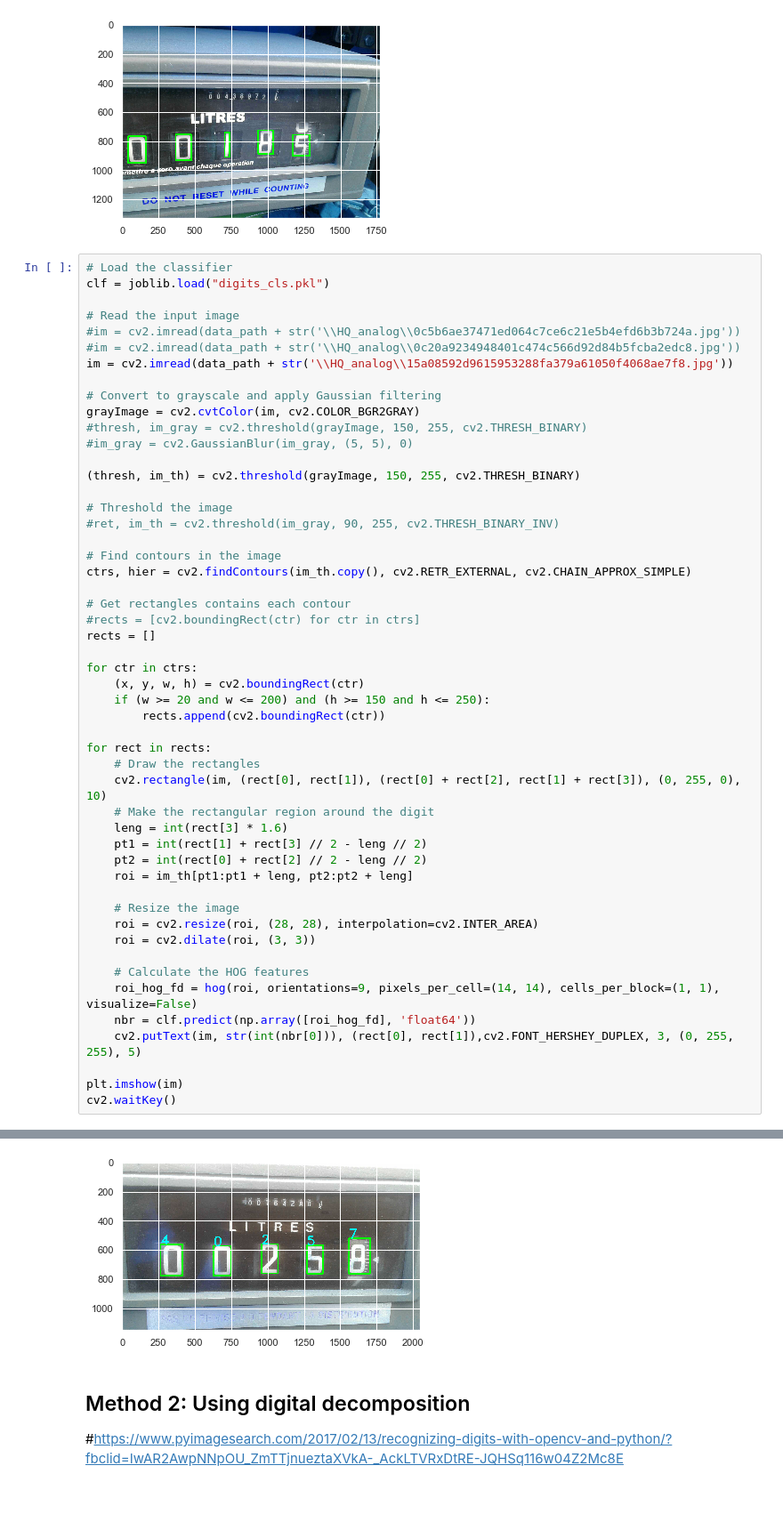
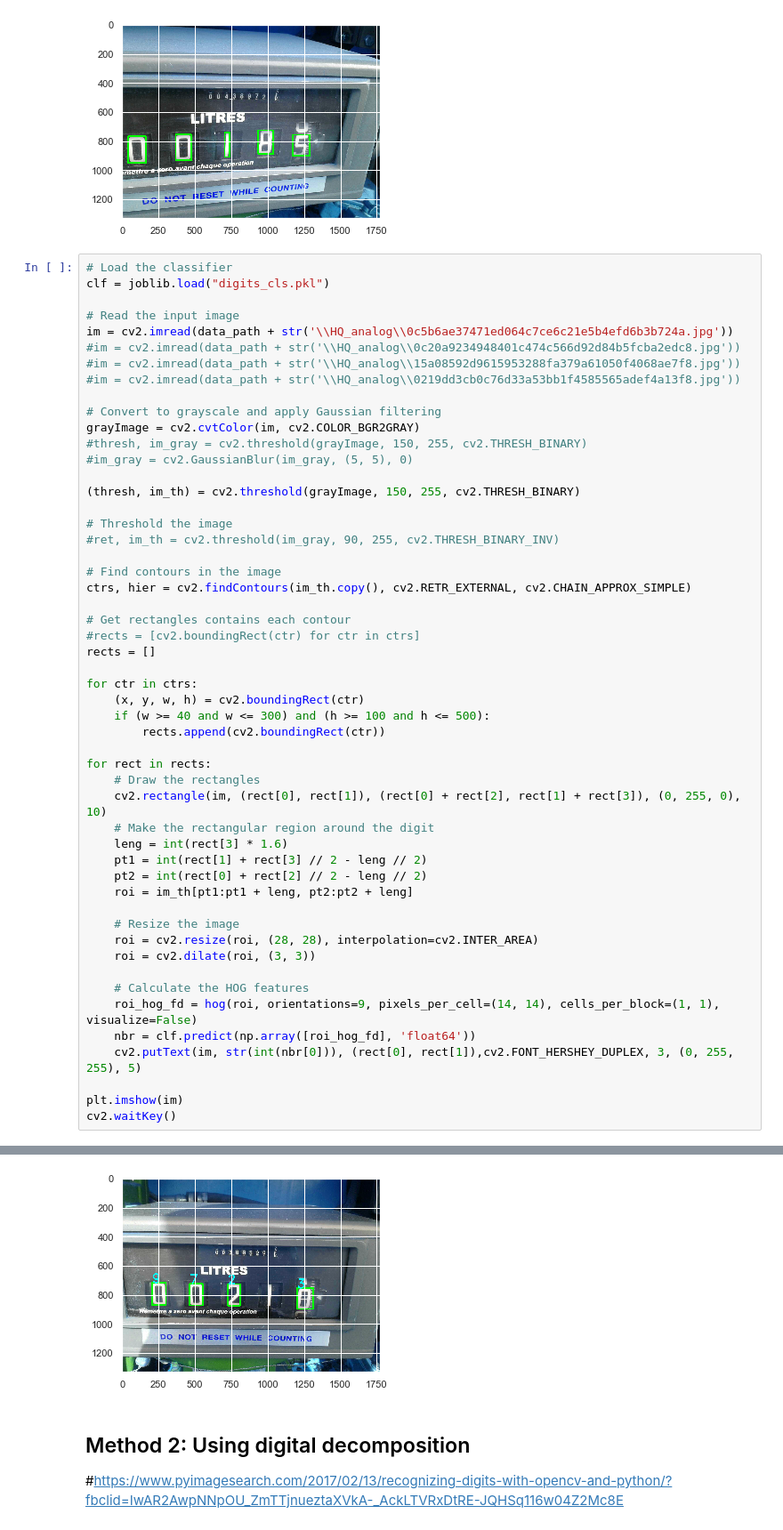
Before and after one commit to raphaaael95/Eleven_study, a Jupyter notebook: analog_images-Camille.ipynb, the cells around one changed output, grey strips where cells are left out. Shown at 89% size. Cells and saved outputs as stored; diff of their text form; blank space fills up the shorter version.

```diff
--- a/analog_images-Camille.ipynb
+++ b/analog_images-Camille.ipynb
@@ -92,9 +224,10 @@ cv2.waitKey()
 clf = joblib.load("digits_cls.pkl")
 
 # Read the input image
-#im = cv2.imread(data_path + str('\\HQ_analog\\0c5b6ae37471ed064c7ce6c21e5b4efd6b3b724a.jpg'))
+im = cv2.imread(data_path + str('\\HQ_analog\\0c5b6ae37471ed064c7ce6c21e5b4efd6b3b724a.jpg'))
 #im = cv2.imread(data_path + str('\\HQ_analog\\0c20a9234948401c474c566d92d84b5fcba2edc8.jpg'))
-im = cv2.imread(data_path + str('\\HQ_analog\\15a08592d9615953288fa379a61050f4068ae7f8.jpg'))
+#im = cv2.imread(data_path + str('\\HQ_analog\\15a08592d9615953288fa379a61050f4068ae7f8.jpg'))
+#im = cv2.imread(data_path + str('\\HQ_analog\\0219dd3cb0c76d33a53bb1f4585565adef4a13f8.jpg'))
 
 # Convert to grayscale and apply Gaussian filtering
 grayImage = cv2.cvtColor(im, cv2.COLOR_BGR2GRAY)
@@ -112,35 +245,35 @@ ctrs, hier = cv2.findContours(im_th.copy(), cv2.RETR_EXTERNAL, cv2.CHAIN_APPROX_
 # Get rectangles contains each contour
 #rects = [cv2.boundingRect(ctr) for ctr in ctrs]
 rects = []
 
 for ctr in ctrs:
     (x, y, w, h) = cv2.boundingRect(ctr)
-    if (w >= 20 and w <= 200) and (h >= 150 and h <= 250):
+    if (w >= 40 and w <= 300) and (h >= 100 and h <= 500):
         rects.append(cv2.boundingRect(ctr))
 
 for rect in rects:
     # Draw the rectangles
     cv2.rectangle(im, (rect[0], rect[1]), (rect[0] + rect[2], rect[1] + rect[3]), (0, 255, 0), 10)
     # Make the rectangular region around the digit
     leng = int(rect[3] * 1.6)
     pt1 = int(rect[1] + rect[3] // 2 - leng // 2)
     pt2 = int(rect[0] + rect[2] // 2 - leng // 2)
     roi = im_th[pt1:pt1 + leng, pt2:pt2 + leng]
 
     # Resize the image
     roi = cv2.resize(roi, (28, 28), interpolation=cv2.INTER_AREA)
     roi = cv2.dilate(roi, (3, 3))
 
     # Calculate the HOG features
     roi_hog_fd = hog(roi, orientations=9, pixels_per_cell=(14, 14), cells_per_block=(1, 1), visualize=False)
     nbr = clf.predict(np.array([roi_hog_fd], 'float64'))
     cv2.putText(im, str(int(nbr[0])), (rect[0], rect[1]),cv2.FONT_HERSHEY_DUPLEX, 3, (0, 255, 255), 5)
 
 plt.imshow(im)
 cv2.waitKey()
 # %% [output]
 -1
-[figure, old version]
+[figure, new version]
 # %% [markdown]
 ## Method 2: Using digital decomposition
 
```
Also changed, not shown: parts of 12 cells of this notebook.
